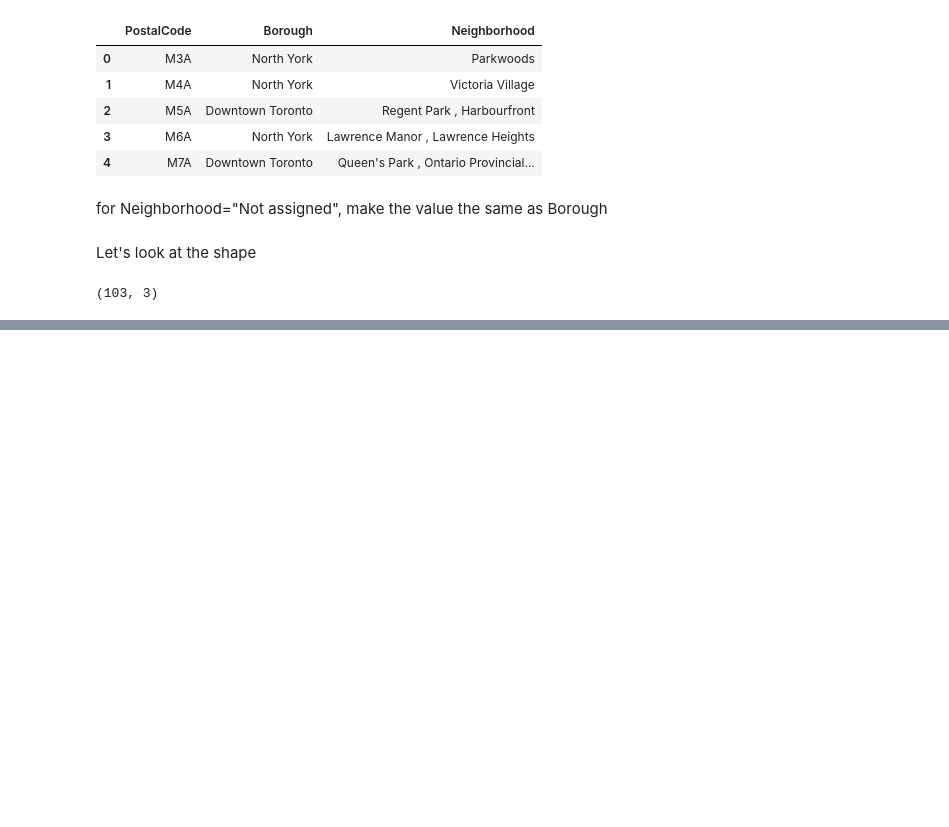
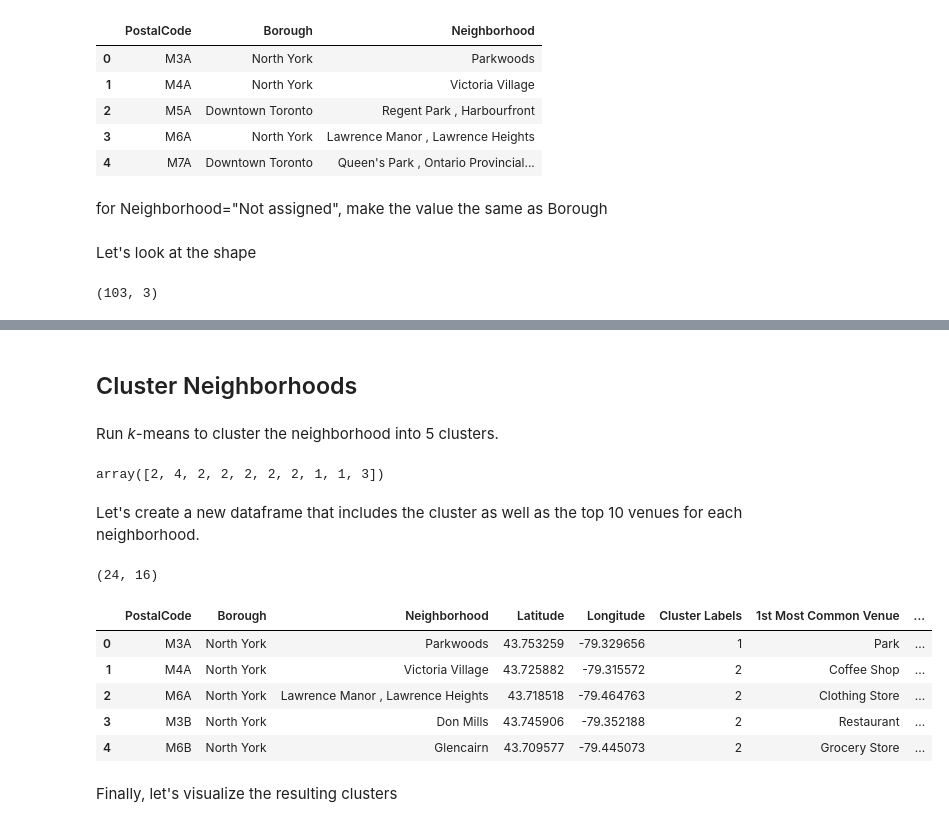
Before and after one commit to kutayk33/IBM_Data_Science_Capstone_Project, a Jupyter notebook: week_3.ipynb, the cells around one changed output, grey strips where cells are left out. Saved outputs shown, nothing was run; the diff lists cells and outputs as text; code cells hidden in the pictures; blank space fills up the shorter version.

```diff
--- a/week_3.ipynb
+++ b/week_3.ipynb
@@ -142,0 +545,38 @@ df.shape
+# %% [markdown]
+## Cluster Neighborhoods
+# %% [markdown]
+Run *k*-means to cluster the neighborhood into 5 clusters.
+# %%
+# set number of clusters
+kclusters = 5
+
+north_york_grouped_clustering = north_york_grouped.drop('Neighborhood', 1)
+
+# run k-means clustering
+kmeans = KMeans(n_clusters=kclusters, random_state=0).fit(north_york_grouped_clustering)
+
+# check cluster labels generated for each row in the dataframe
+kmeans.labels_[0:10]
+# %% [output]
+array([2, 4, 2, 2, 2, 2, 2, 1, 1, 3])
+# %% [markdown]
+Let's create a new dataframe that includes the cluster as well as the top 10 venues for each neighborhood.
+# %%
+# add clustering labels
+neighborhoods_venues_sorted.insert(0, 'Cluster Labels', kmeans.labels_)
+
+north_york_merged = df_north
+
+north_york_merged = north_york_merged.join(neighborhoods_venues_sorted.set_index('Neighborhood'), on='Neighborhood')
+print(north_york_merged.shape)
+north_york_merged.head() # check the last columns!
+# %% [output]
+(24, 16)
+|  | PostalCode | Borough | Neighborhood | Latitude | Longitude | Cluster Labels | 1st Most Common Venue | ... |
+| 0 | M3A | North York | Parkwoods | 43.753259 | -79.329656 | 1 | Park | ... |
+| 1 | M4A | North York | Victoria Village | 43.725882 | -79.315572 | 2 | Coffee Shop | ... |
+| 2 | M6A | North York | Lawrence Manor , Lawrence Heights | 43.718518 | -79.464763 | 2 | Clothing Store | ... |
+| 3 | M3B | North York | Don Mills | 43.745906 | -79.352188 | 2 | Restaurant | ... |
+| 4 | M6B | North York | Glencairn | 43.709577 | -79.445073 | 2 | Grocery Store | ... |
+# %% [markdown]
+Finally, let's visualize the resulting clusters
```
Also changed, not shown: parts of 70 cells of this notebook.
